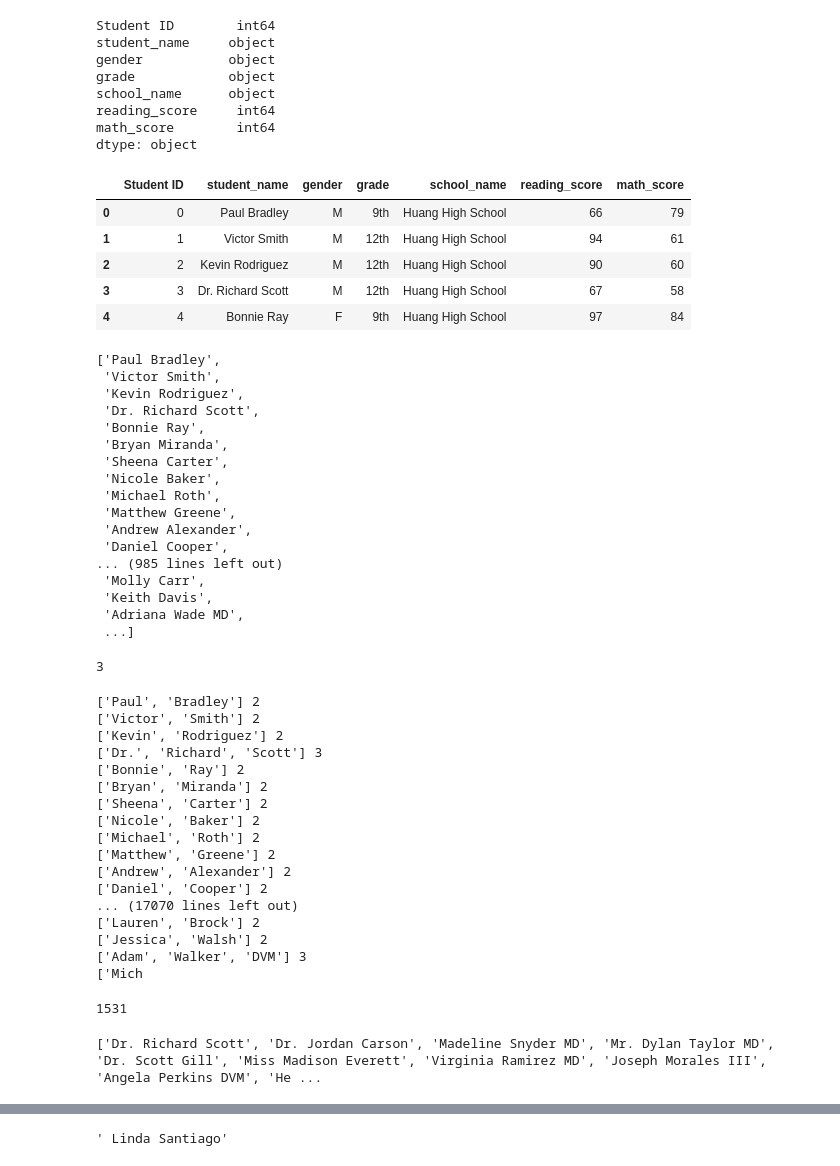
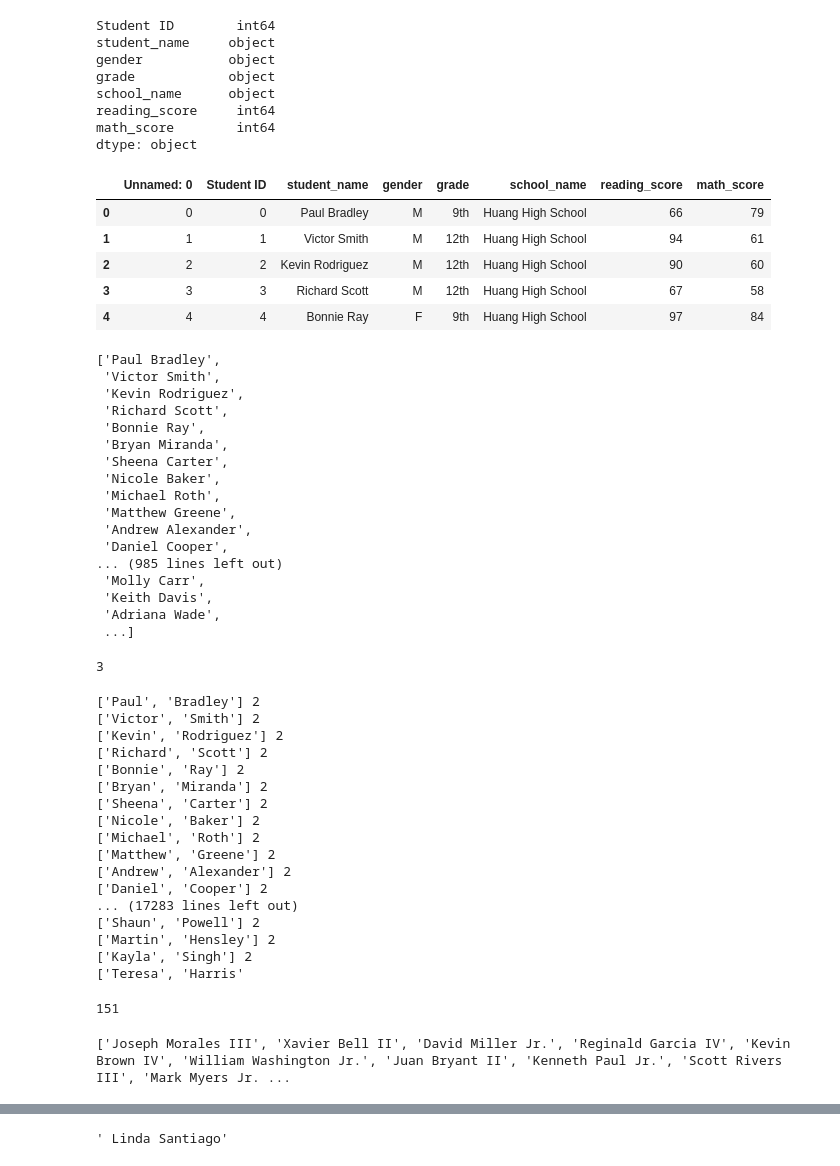
Before and after one commit to puneetkaurda/School_District_Analysis, a Jupyter notebook: cleaning_student_names.ipynb..ipynb, the cells around one changed output, grey strips where cells are left out. Drawn from its saved outputs; the diff is of its cells as text; code cells hidden in the pictures.

Commit message:
cleaning student data

```diff
--- a/cleaning_student_names.ipynb..ipynb
+++ b/cleaning_student_names.ipynb..ipynb
@@ -167,16 +167,16 @@ dtype: object
 import pandas as pd
 # %%
 # File to load
-student_data_to_load = "Resources/students_complete.csv"
+student_data_to_load = "Resources/clean_students_complete.csv"
 student_data_df = pd.read_csv(student_data_to_load)
 student_data_df.head()
 # %% [output]
-|  | Student ID | student_name | gender | grade | school_name | reading_score | math_score |
-| 0 | 0 | Paul Bradley | M | 9th | Huang High School | 66 | 79 |
-| 1 | 1 | Victor Smith | M | 12th | Huang High School | 94 | 61 |
-| 2 | 2 | Kevin Rodriguez | M | 12th | Huang High School | 90 | 60 |
-| 3 | 3 | Dr. Richard Scott | M | 12th | Huang High School | 67 | 58 |
-| 4 | 4 | Bonnie Ray | F | 9th | Huang High School | 97 | 84 |
+|  | Unnamed: 0 | Student ID | student_name | gender | grade | school_name | reading_score | math_score |
+| 0 | 0 | 0 | Paul Bradley | M | 9th | Huang High School | 66 | 79 |
+| 1 | 1 | 1 | Victor Smith | M | 12th | Huang High School | 94 | 61 |
+| 2 | 2 | 2 | Kevin Rodriguez | M | 12th | Huang High School | 90 | 60 |
+| 3 | 3 | 3 | Richard Scott | M | 12th | Huang High School | 67 | 58 |
+| 4 | 4 | 4 | Bonnie Ray | F | 9th | Huang High School | 97 | 84 |
 # %%
 # Put the student names in a list.
 student_names = student_data_df["student_name"].tolist()
@@ -185,7 +185,7 @@ student_names
 ['Paul Bradley',
  'Victor Smith',
  'Kevin Rodriguez',
- 'Dr. Richard Scott',
+ 'Richard Scott',
  'Bonnie Ray',
  'Bryan Miranda',
  'Sheena Carter',
@@ -197,7 +197,7 @@ student_names
 ... (985 lines left out)
  'Molly Carr',
  'Keith Davis',
- 'Adriana Wade MD',
+ 'Adriana Wade',
  ...]
 # %%
 name = "Mrs. Linda Santiago"
@@ -212,7 +212,7 @@ for name in student_names:
 ['Paul', 'Bradley'] 2
 ['Victor', 'Smith'] 2
 ['Kevin', 'Rodriguez'] 2
-['Dr.', 'Richard', 'Scott'] 3
+['Richard', 'Scott'] 2
 ['Bonnie', 'Ray'] 2
 ['Bryan', 'Miranda'] 2
 ['Sheena', 'Carter'] 2
@@ -221,11 +221,11 @@ for name in student_names:
 ['Matthew', 'Greene'] 2
 ['Andrew', 'Alexander'] 2
 ['Daniel', 'Cooper'] 2
-... (17070 lines left out)
-['Lauren', 'Brock'] 2
-['Jessica', 'Walsh'] 2
-['Adam', 'Walker', 'DVM'] 3
-['Mich
+... (17283 lines left out)
+['Shaun', 'Powell'] 2
+['Martin', 'Hensley'] 2
+['Kayla', 'Singh'] 2
+['Teresa', 'Harris'
 # %%
 # Create a new list and use it for the for loop to iterate through the list.
 students_to_fix = []
@@ -240,11 +240,11 @@ for name in student_names:
 # Get the length of the students whose names are greater than or equal to "3".
 len(students_to_fix)
 # %% [output]
-1531
+151
 # %%
 print(students_to_fix)
 # %% [output]
-['Dr. Richard Scott', 'Dr. Jordan Carson', 'Madeline Snyder MD', 'Mr. Dylan Taylor MD', 'Dr. Scott Gill', 'Miss Madison Everett', 'Virginia Ramirez MD', 'Joseph Morales III', 'Angela Perkins DVM', 'He ...
+['Joseph Morales III', 'Xavier Bell II', 'David Miller Jr.', 'Reginald Garcia IV', 'Kevin Brown IV', 'William Washington Jr.', 'Juan Bryant II', 'Kenneth Paul Jr.', 'Scott Rivers III', 'Mark Myers Jr. ...
 # %%
 # Add the prefixes less than or equal to 4 to a new list.
 prefixes = []
```
Also changed, not shown: parts of 29 cells of this notebook, 1 other file.
